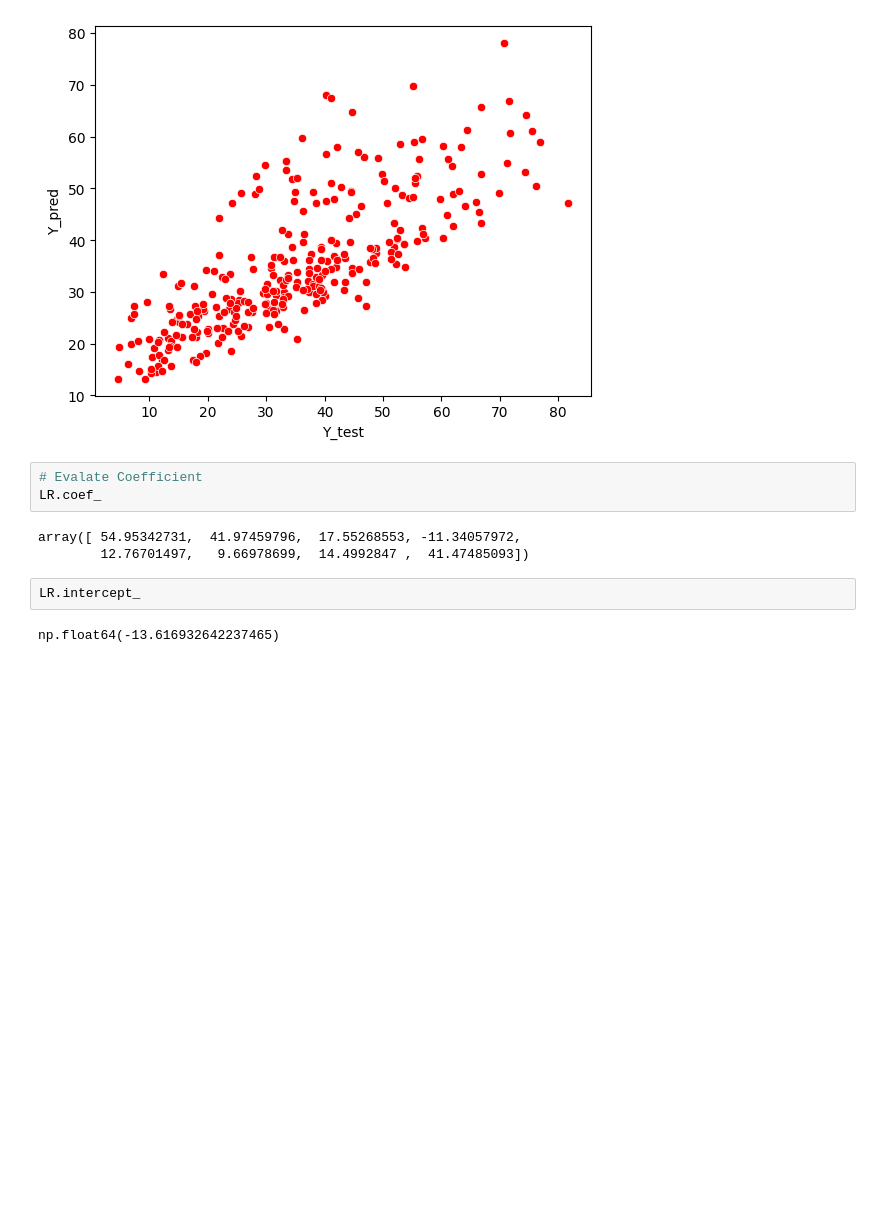
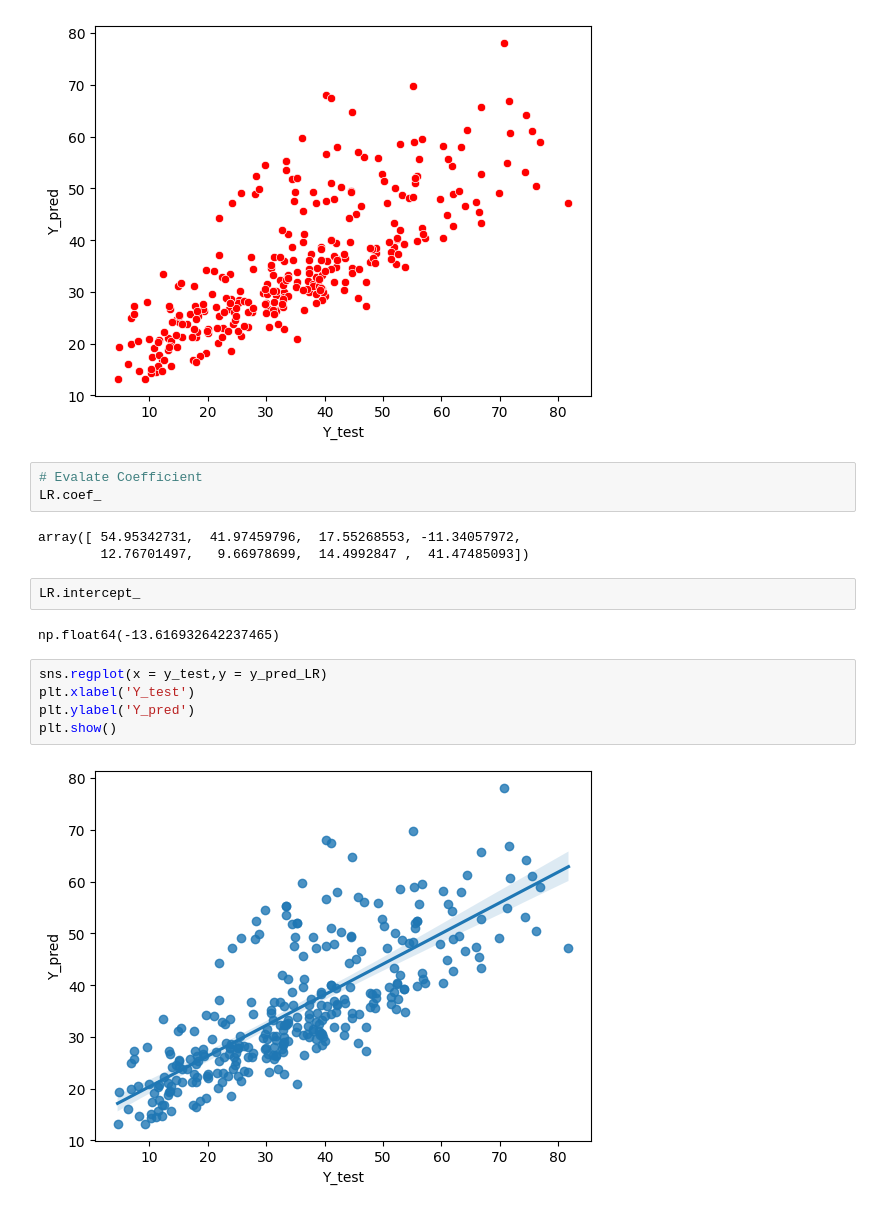
Before and after one commit to meet-vasita/CementPrediction_Model, a Jupyter notebook: Model.ipynb, the cells around one changed output. Drawn from its saved outputs; the diff is of its cells as text; blank space fills up the shorter version.

```diff
--- a/Model.ipynb
+++ b/Model.ipynb
@@ -290,3 +290,10 @@ array([ 54.95342731,  41.97459796,  17.55268553, -11.34057972,
 LR.intercept_
 # %% [output]
 np.float64(-13.616932642237465)
+# %%
+sns.regplot(x = y_test,y = y_pred_LR)
+plt.xlabel('Y_test')
+plt.ylabel('Y_pred')
+plt.show()
+# %% [output]
+[figure, added]
```
Also changed, not shown: parts of 3 cells of this notebook, 1 other file.
